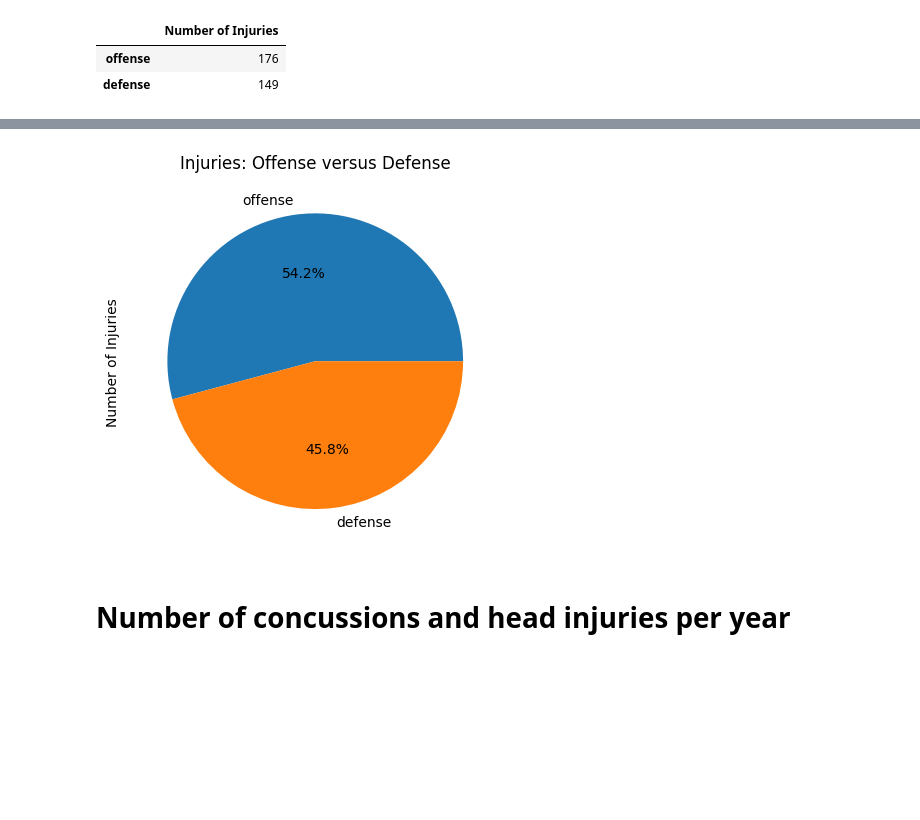
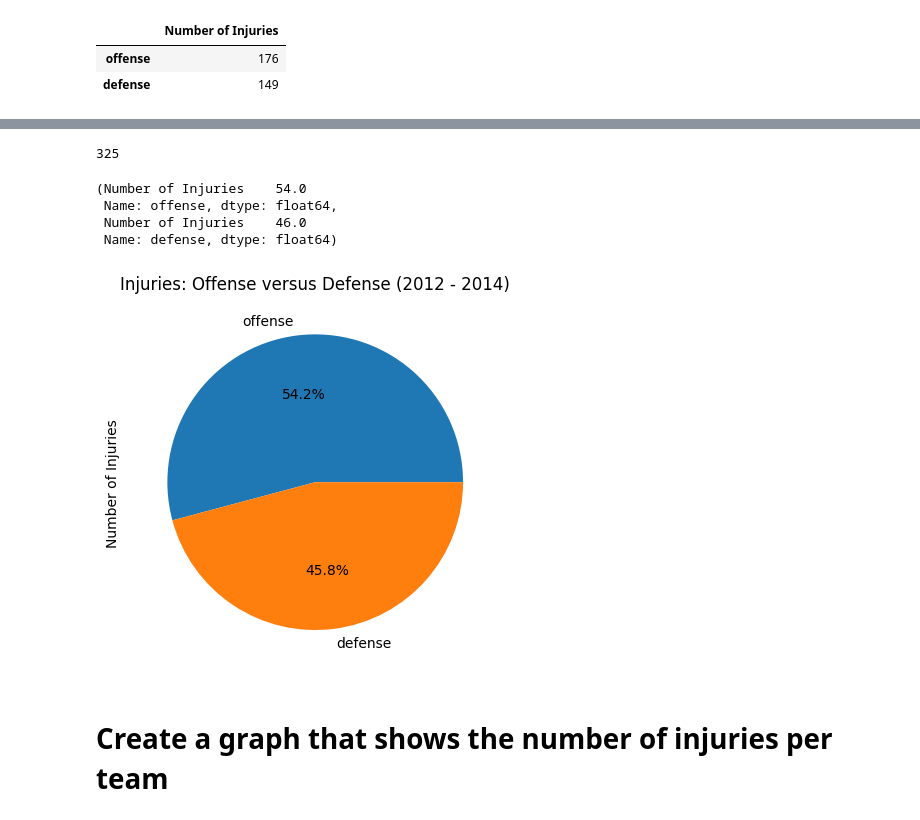
Before and after one commit to DunieCarrasco/nfl_concussion_analysis, a Jupyter notebook: joel_clean_dataframe.ipynb, the cells around one changed output, grey strips where cells are left out. Saved outputs shown, nothing was run; the diff lists cells and outputs as text; code cells hidden in the pictures; blank space fills up the shorter version.

```diff
--- a/joel_clean_dataframe.ipynb
+++ b/joel_clean_dataframe.ipynb
@@ -468,11 +465,32 @@ percent_offense_injury, percent_defense_injury
-# %%
-# Create the pie graph that will show the percentage of injury on offense and defense
-labels = number_injuries_df.index
-plt.pie(number_injuries_df["Number of Injuries"], labels=labels, autopct="%1.1f%%")
-plt.ylabel("Number of Injuries")
-plt.title("Injuries: Offense versus Defense")
-plt.show()
-# %% [output]
-[figure, removed]
-# %% [markdown]
-# Number of concussions and head injuries per year
+# %%
+# Determine the total number of injuries
+total_number_of_injuries = len(clean_df["Player"])
+total_number_of_injuries
+# %% [output]
+325
+# %%
+# Get the percentage of offensive and defensive injuries
+percent_offense_injury = round((number_injuries_df.iloc[0]/total_number_of_injuries)*100)
+percent_defense_injury = round((number_injuries_df.iloc[1]/total_number_of_injuries)*100)
+percent_offense_injury, percent_defense_injury
+# %% [output]
+(Number of Injuries    54.0
+ Name: offense, dtype: float64,
+ Number of Injuries    46.0
+ Name: defense, dtype: float64)
+# %%
+# Create the pie graph that will show the percentage of injury on offense and defense
+labels = number_injuries_df.index
+plt.pie(number_injuries_df["Number of Injuries"], labels=labels, autopct="%1.1f%%")
+plt.ylabel("Number of Injuries")
+plt.title("Injuries: Offense versus Defense (2012 - 2014)")
+
+# Save the plot to a file
+plt.savefig("Percentage_of_injuries_between_offense_defense_2012-2014.png")
+
+# Show the plot
+plt.show()
+# %% [output]
+[figure, added]
+# %% [markdown]
+# Create a graph that shows the number of injuries per team
```
Also changed, not shown: parts of 47 cells of this notebook, 8 other files.
